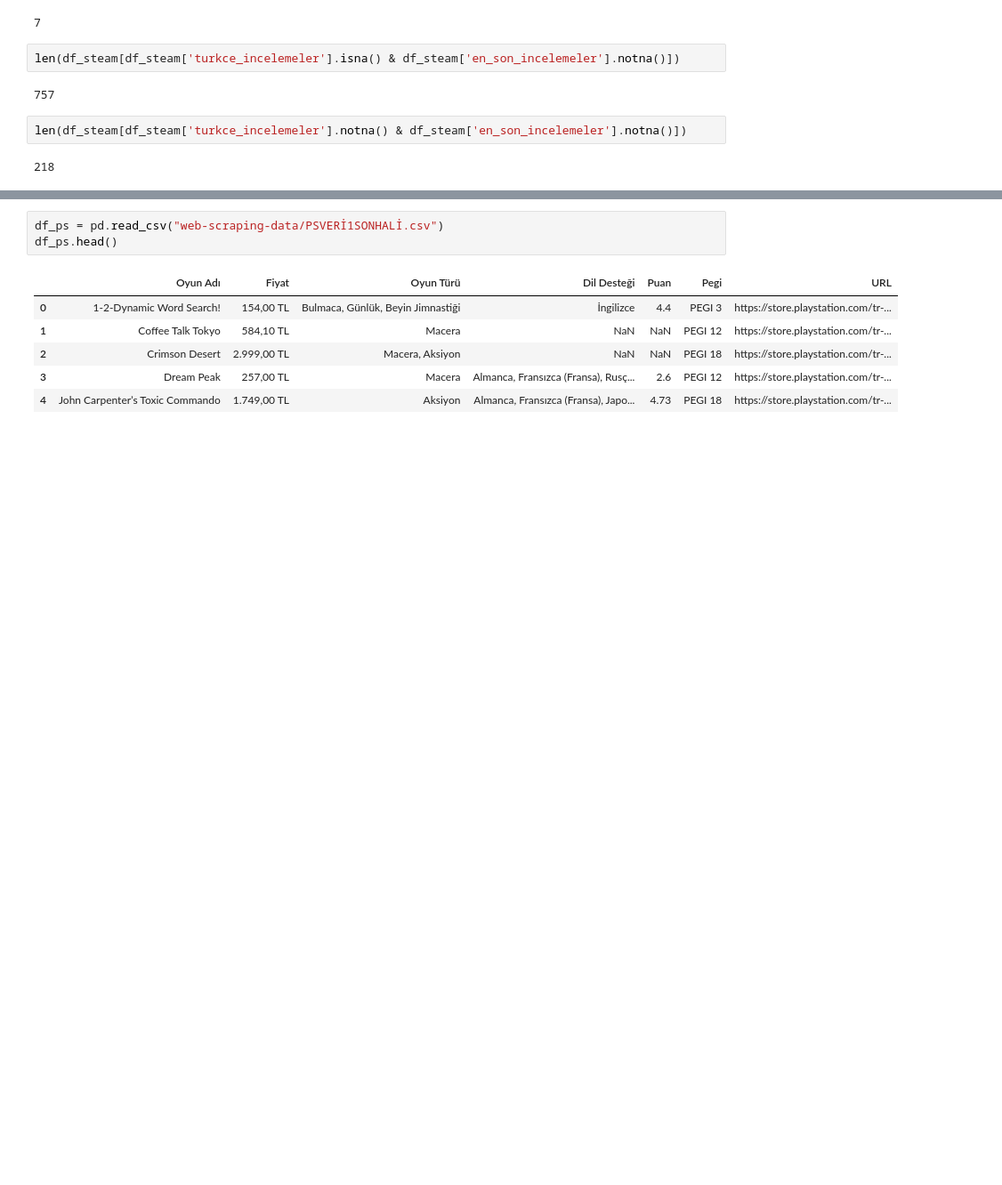
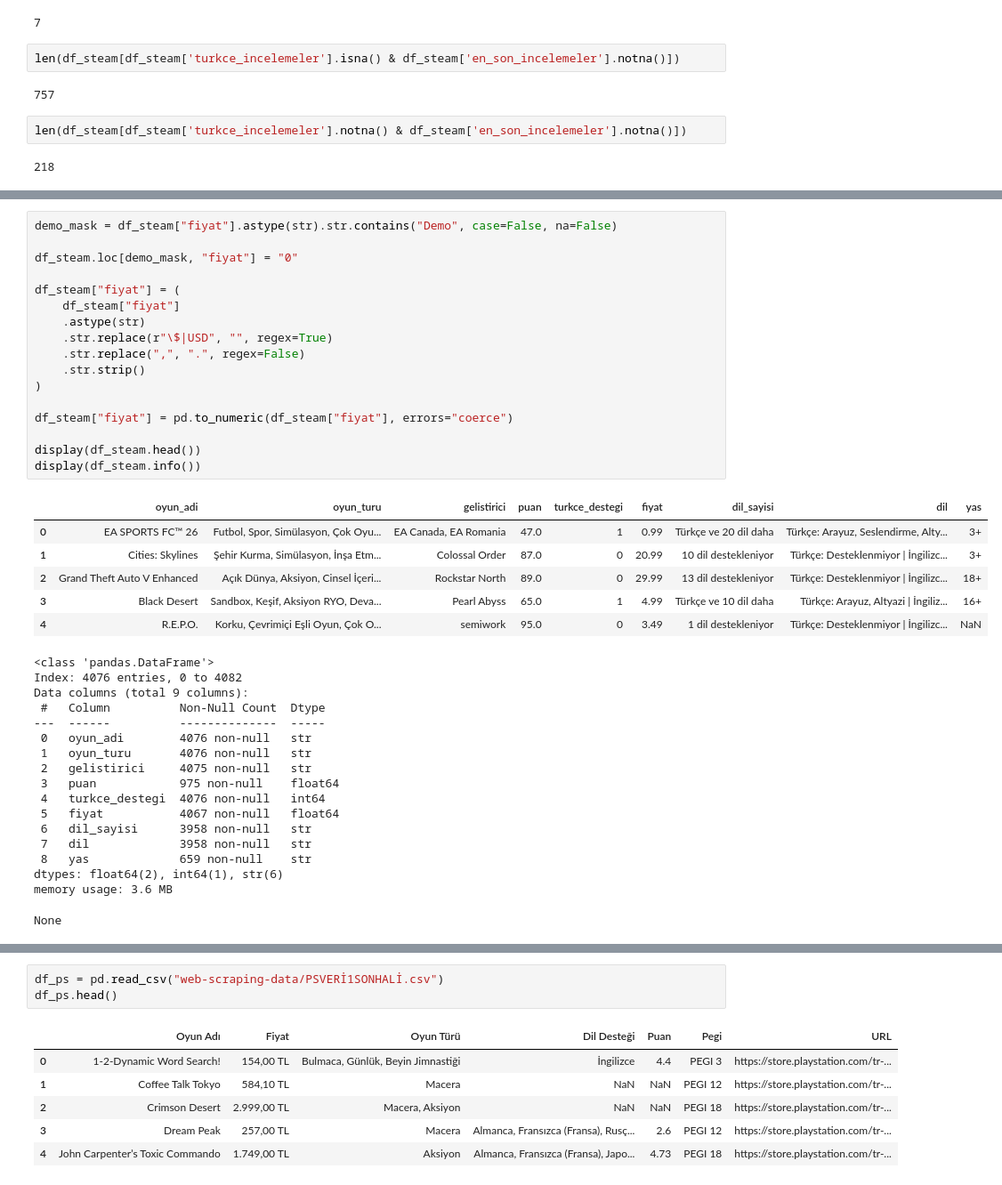
Before and after one commit to betultgumus/ybs-makine-ogrenmesi, a Jupyter notebook: ANIVIA/anivia.ipynb, the cells around one changed output, grey strips where cells are left out. Shown at 89% size. Saved outputs shown, nothing was run; the diff lists cells and outputs as text; blank space fills up the shorter version.

```diff
--- a/ANIVIA/anivia.ipynb
+++ b/ANIVIA/anivia.ipynb
@@ -179,0 +217,41 @@ df_epic.head()
+# %%
+demo_mask = df_steam["fiyat"].astype(str).str.contains("Demo", case=False, na=False)
+
+df_steam.loc[demo_mask, "fiyat"] = "0"
+
+df_steam["fiyat"] = (
+    df_steam["fiyat"]
+    .astype(str)
+    .str.replace(r"\$|USD", "", regex=True)
+    .str.replace(",", ".", regex=False)
+    .str.strip()
+)
+
+df_steam["fiyat"] = pd.to_numeric(df_steam["fiyat"], errors="coerce")
+
+display(df_steam.head())
+display(df_steam.info())
+# %% [output]
+|  | oyun_adi | oyun_turu | gelistirici | puan | turkce_destegi | fiyat | dil_sayisi | dil | yas |
+| 0 | EA SPORTS FC™ 26 | Futbol, Spor, Simülasyon, Çok Oyu... | EA Canada, EA Romania | 47.0 | 1 | 0.99 | Türkçe ve 20 dil daha | Türkçe: Arayuz, Seslendirme, Alty... | 3+ |
+| 1 | Cities: Skylines | Şehir Kurma, Simülasyon, İnşa Etm... | Colossal Order | 87.0 | 0 | 20.99 | 10 dil destekleniyor | Türkçe: Desteklenmiyor | İngilizc... | 3+ |
+| 2 | Grand Theft Auto V Enhanced | Açık Dünya, Aksiyon, Cinsel İçeri... | Rockstar North | 89.0 | 0 | 29.99 | 13 dil destekleniyor | Türkçe: Desteklenmiyor | İngilizc... | 18+ |
+| 3 | Black Desert | Sandbox, Keşif, Aksiyon RYO, Deva... | Pearl Abyss | 65.0 | 1 | 4.99 | Türkçe ve 10 dil daha | Türkçe: Arayuz, Altyazi | İngiliz... | 16+ |
+| 4 | R.E.P.O. | Korku, Çevrimiçi Eşli Oyun, Çok O... | semiwork | 95.0 | 0 | 3.49 | 1 dil destekleniyor | Türkçe: Desteklenmiyor | İngilizc... | NaN |
+<class 'pandas.DataFrame'>
+Index: 4076 entries, 0 to 4082
+Data columns (total 9 columns):
+ #   Column          Non-Null Count  Dtype
+---  ------          --------------  -----
+ 0   oyun_adi        4076 non-null   str
+ 1   oyun_turu       4076 non-null   str
+ 2   gelistirici     4075 non-null   str
+ 3   puan            975 non-null    float64
+ 4   turkce_destegi  4076 non-null   int64
+ 5   fiyat           4067 non-null   float64
+ 6   dil_sayisi      3958 non-null   str
+ 7   dil             3958 non-null   str
+ 8   yas             659 non-null    str
+dtypes: float64(2), int64(1), str(6)
+memory usage: 3.6 MB
+None
```
Also changed, not shown: parts of 83 cells of this notebook, 1 other file.
